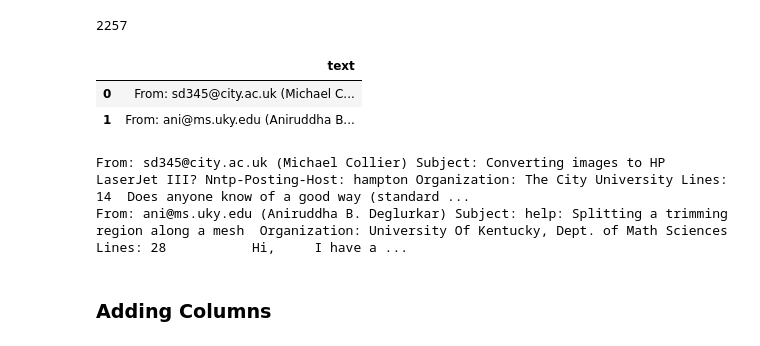
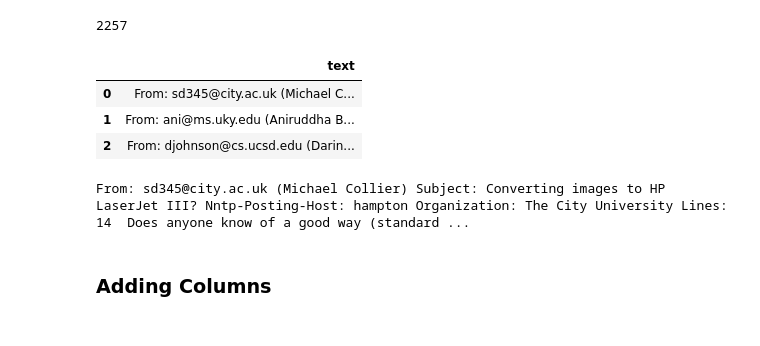
Before and after one commit to vishxrad/DM2025-Lab1-Exercise, a Jupyter notebook: DM2025-Lab1-Master.ipynb, the cells around one changed output. Saved outputs shown, nothing was run; the diff lists cells and outputs as text; code cells hidden in the pictures.

```diff
--- a/DM2025-Lab1-Master.ipynb
+++ b/DM2025-Lab1-Master.ipynb
@@ -285,17 +285,17 @@ len(X)
 # %% [output]
 2257
 # %%
-X[0:2]
+X[0:3]
 # %% [output]
 |  | text |
 | 0 | From: sd345@city.ac.uk (Michael C... |
 | 1 | From: ani@ms.uky.edu (Aniruddha B... |
+| 2 | From: djohnson@cs.ucsd.edu (Darin... |
 # %%
-for t in X["text"][:2]:
+for t in X["text"][:1]:
     print(t)
 # %% [output]
 From: sd345@city.ac.uk (Michael Collier) Subject: Converting images to HP LaserJet III? Nntp-Posting-Host: hampton Organization: The City University Lines: 14  Does anyone know of a good way (standard ...
-From: ani@ms.uky.edu (Aniruddha B. Deglurkar) Subject: help: Splitting a trimming region along a mesh  Organization: University Of Kentucky, Dept. of Math Sciences Lines: 28           Hi,     I have a ...
 # %% [markdown]
 ### Adding Columns
 # %% [markdown]
```
Also changed, not shown: parts of 22 cells of this notebook.
